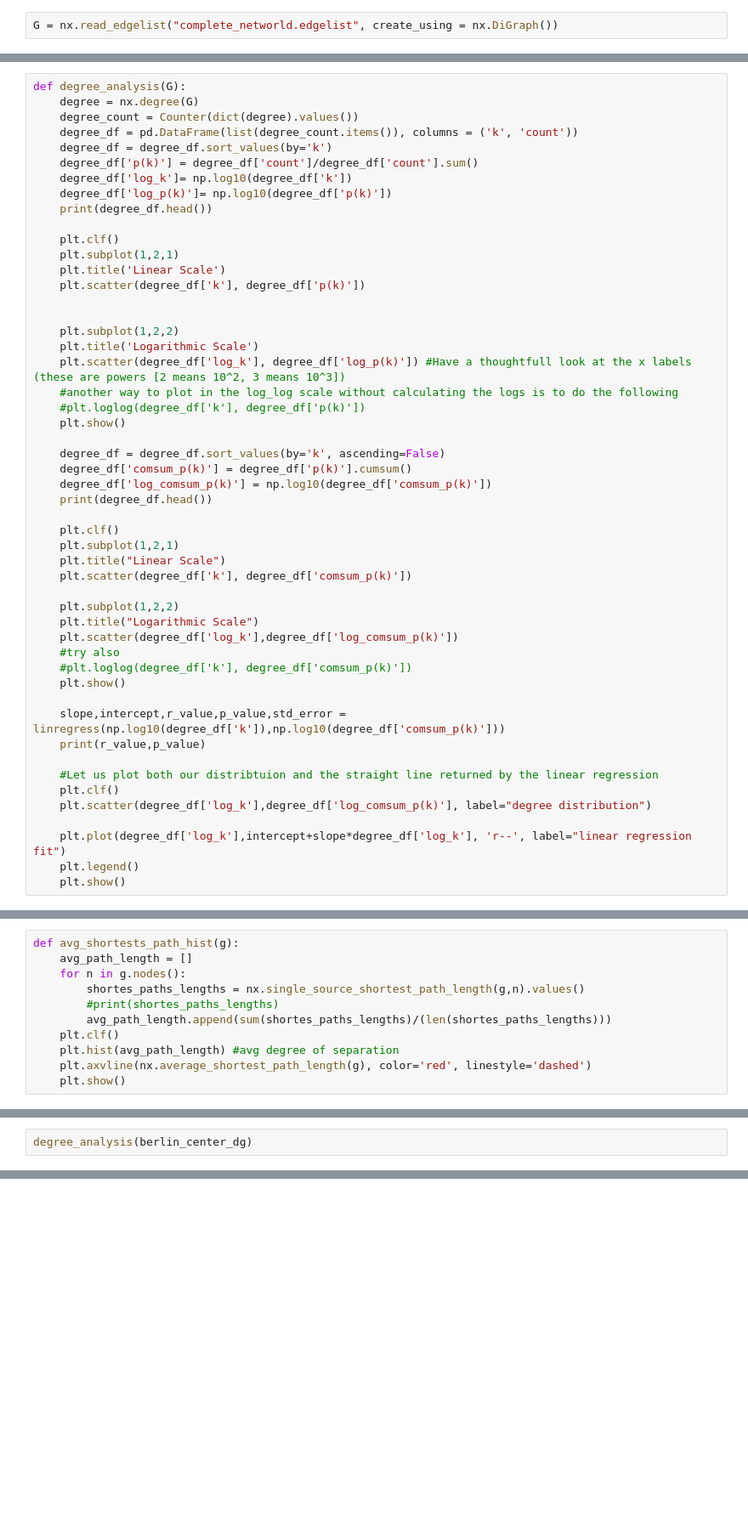
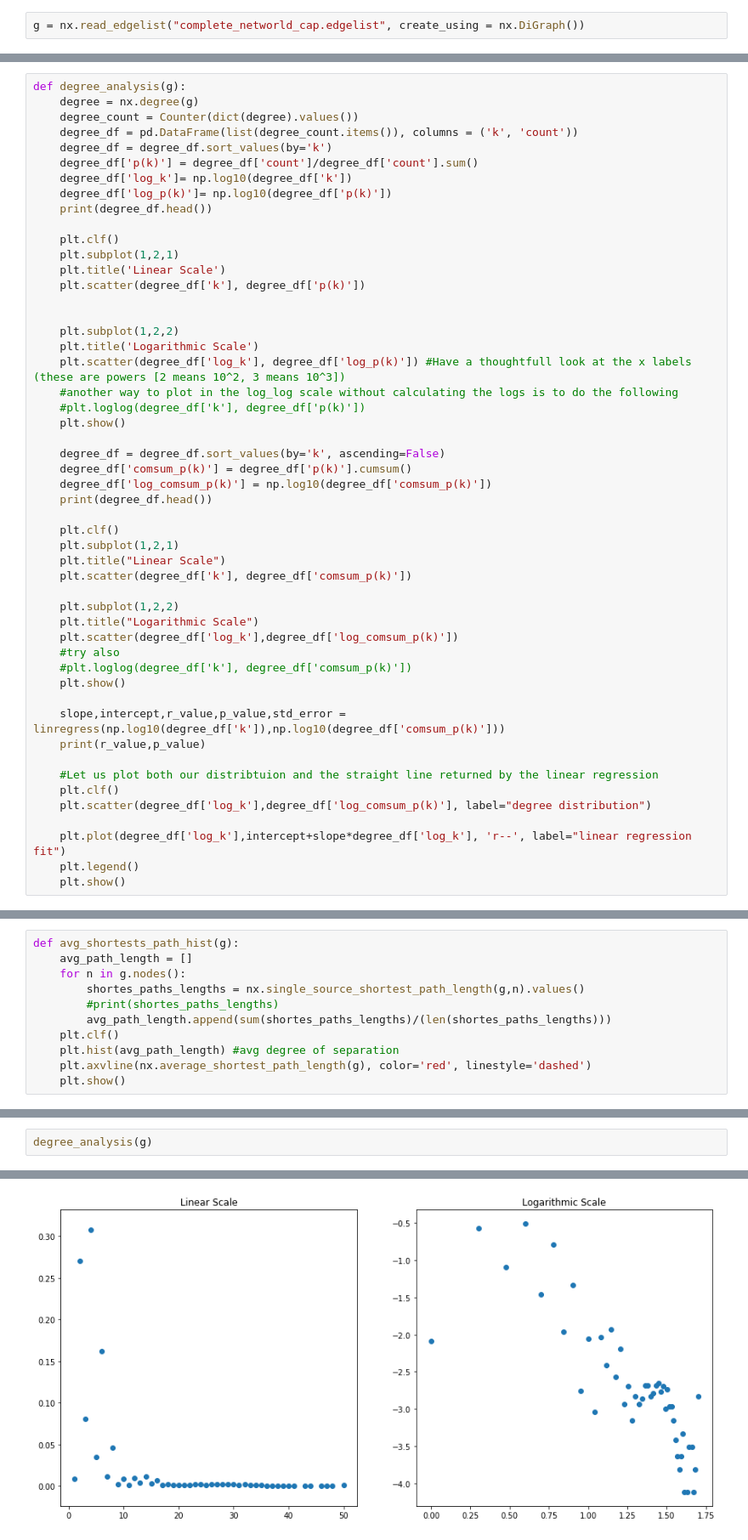
Before and after one commit to Player514/BerlinNetwork, a Jupyter notebook: Berlin_network_analysis.ipynb, the cells around one changed output, grey strips where cells are left out. Shown: that part at 85% size. Drawn from its saved outputs; the diff is of its cells as text; blank space fills up the shorter version.

```diff
--- a/Berlin_network_analysis.ipynb
+++ b/Berlin_network_analysis.ipynb
@@ -99,4 +27,4 @@ graphs.extend([berlin_center_dg, mitte_center_dg, mitte_friedrichshain_dg, prenz
 complete_berlin_dg = create_big_graph(graphs)
 nx.write_edgelist(complete_berlin_dg, 'complete_networld.edgelist')
 # %%
-G = nx.read_edgelist("complete_networld.edgelist", create_using = nx.DiGraph())
+g = nx.read_edgelist("complete_networld_cap.edgelist", create_using = nx.DiGraph())
@@ -289,6 +147,6 @@ Smallest weakly connected component: {248, 272}
 # %%
-def degree_analysis(G):
-    degree = nx.degree(G)
+def degree_analysis(g):
+    degree = nx.degree(g)
     degree_count = Counter(dict(degree).values())
     degree_df = pd.DataFrame(list(degree_count.items()), columns = ('k', 'count'))
     degree_df = degree_df.sort_values(by='k')
@@ -478,3 +336,4 @@ Smallest weakly connected component: {1, 2, 3, 4, 5, 6, 7, 8, 9, 10, 11, 12, 13,
 # of nodes in the connected components in G: [12981]
 # %%
-degree_analysis(berlin_center_dg)
+degree_analysis(g)
+# %% [output]
@@ -480,0 +346 @@ degree_analysis(berlin_center_dg)
+[figure, added]
```
Also changed, not shown: parts of 25 cells of this notebook, 1 other file.
